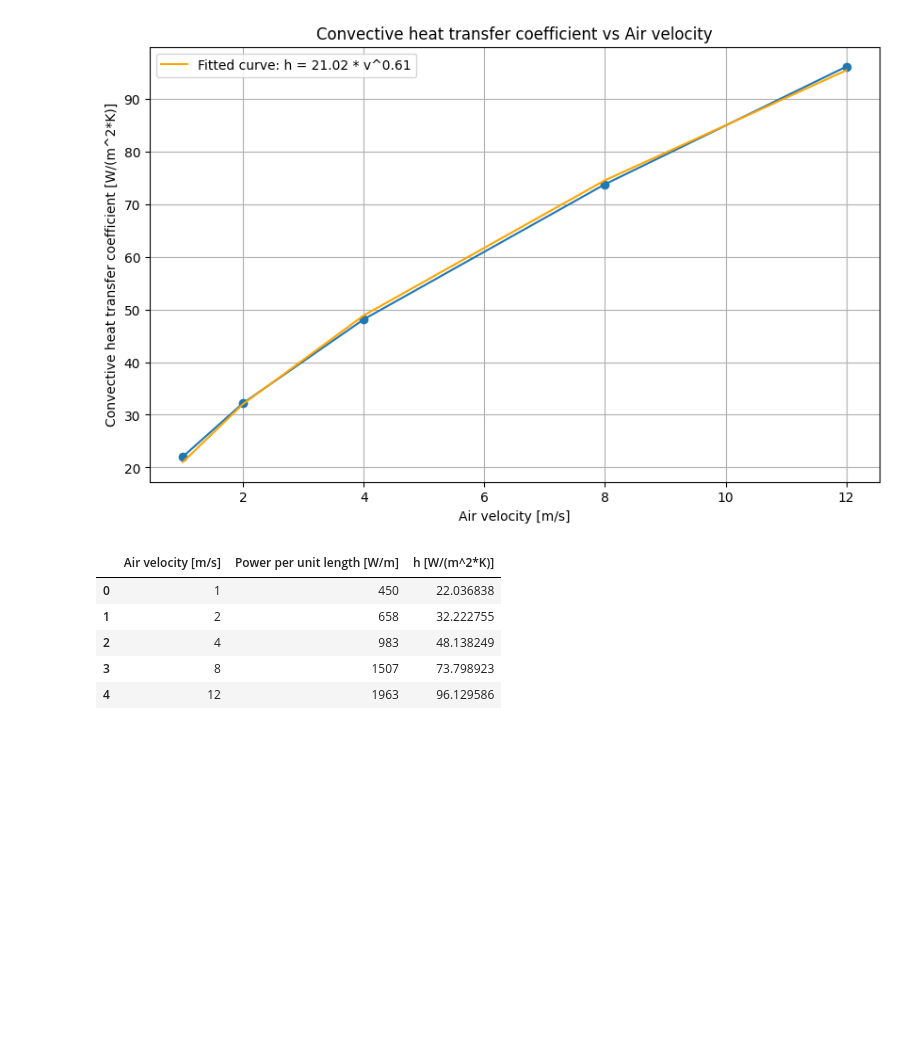
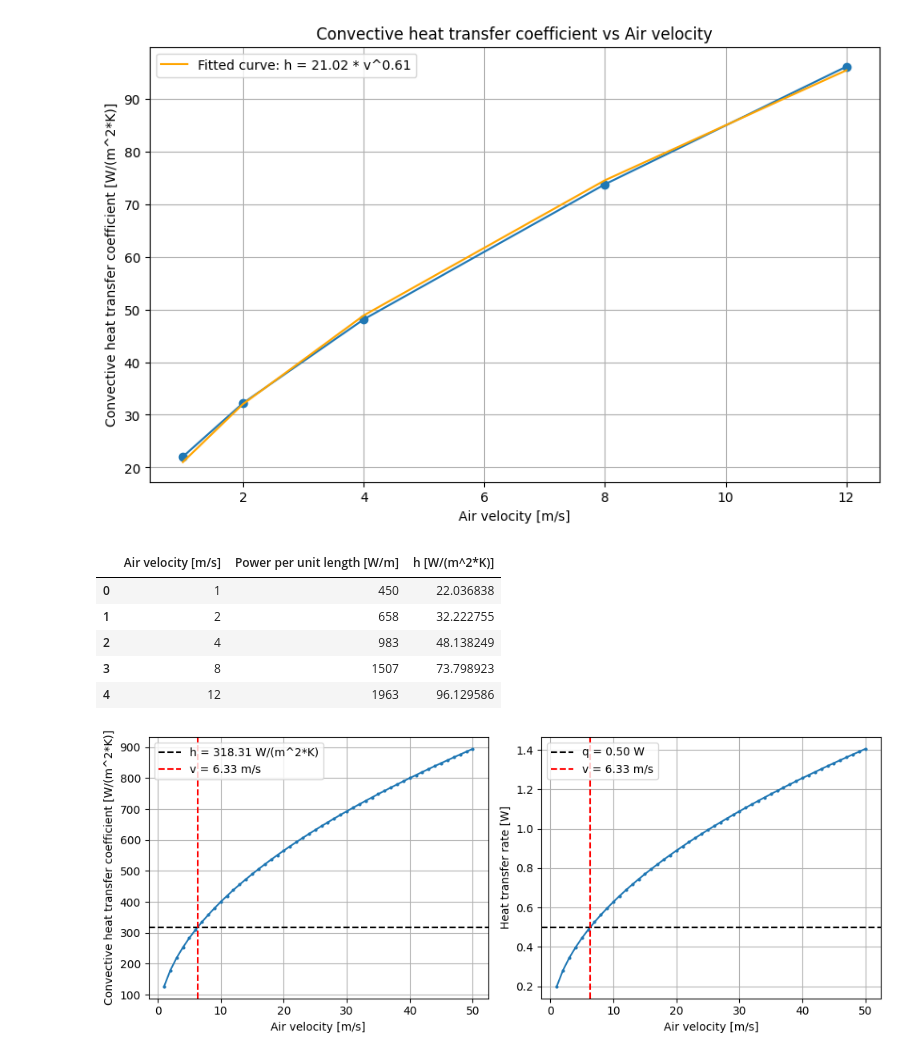
Before and after one commit to Luis-Condor/heat-transfer, a Jupyter notebook: ch_1.ipynb, the cells around one changed output. Cells and saved outputs as stored; diff of their text form; code cells hidden in the pictures; blank space fills up the shorter version.

Commit message:
P 1.25 hot wire anemometer

```diff
--- a/ch_1.ipynb
+++ b/ch_1.ipynb
@@ -436,3 +436,62 @@ df
 | 2 | 4 | 983 | 48.138249 |
 | 3 | 8 | 1507 | 73.798923 |
 | 4 | 12 | 1963 | 96.129586 |
+# %%
+# Problem 1.25
+# Hot wire anemometer (HWA) to measure air velocity by keeping the wire at a constant surface temperature
+# The wire is heated by an electrical current, and heat is lost to the air by forced convection
+
+# Electrical wire
+l = 0.020   # m (length of wire)
+d = 0.0005  # m (diameter of wire)
+
+# Electrical power
+V = 5.0    # V (voltage applied to the wire)
+i = 0.1    # A (current through the wire)
+p = V*i     # W (power generated by the wire)
+
+
+# Heat transfer system
+T_inf = 25 # °C (ambient temperature)
+T_s   = 75 # °C (surface temperature of wire) Maintained constant by the electrical current
+
+# Single solution for the convective heat transfer coefficient
+h_solution = p / (np.pi * d * l * (T_s - T_inf))  # W/(m^2*K)
+# v = 6.25 * 10^-5 * h^2
+v_solution = 6.25 * 10**-5 * h_solution**2  # m/s (air velocity corresponding to the convective heat transfer coefficient)
+
+# Calibration for HWA
+v = np.arange(1, 51, 1)  # m/s (air velocity range for calibration)
+h = (v / (6.25e-5))**0.5     # W/(m^2*K)
+
+df = pd.DataFrame({'Air velocity [m/s]': v, 'Convective heat transfer coefficient [W/m^2/K]': h})
+df['Heat transfer rate [W]'] = h * np.pi * d * l * (T_s - T_inf)  # Heat transfer rate from the wire surface to the air
+
+# Plot the convective heat transfer coefficient vs air velocity
+fig, (ax1, ax2) = plt.subplots(1, 2, sharey=False, figsize=(10, 4)); # Adjust figsize as needed
+# Plot the convective heat transfer coefficient vs air velocity
+ax1.plot(df['Air velocity [m/s]'], df['Convective heat transfer coefficient [W/m^2/K]'], marker='o', markersize=2)
+ax1.set_xlabel('Air velocity [m/s]')
+ax1.set_ylabel('Convective heat transfer coefficient [W/(m^2*K)]')
+ax1.axhline(y=h_solution, color='black', linestyle='--', label='h = {:.2f} W/(m^2*K)'.format(h_solution))
+ax1.axvline(x=v_solution, color='red', linestyle='--', label='v = {:.2f} m/s'.format(v_solution))
+ax1.grid(True)
+ax1.legend(loc='upper left')
+
+# Plot the heat transfer rate vs air velocity
+ax2.plot(df['Air velocity [m/s]'], df['Heat transfer rate [W]'], marker='o', markersize=2)
+ax2.set_xlabel('Air velocity [m/s]')
+ax2.set_ylabel('Heat transfer rate [W]')
+ax2.axhline(y=p, color='black', linestyle='--', label='q = {:.2f} W'.format(p))
+ax2.axvline(x=v_solution, color='red', linestyle='--', label='v = {:.2f} m/s'.format(v_solution))
+ax2.grid(True)
+ax2.legend(loc='upper left')
+plt.tight_layout()
+plt.show();
+
+
+# For a system with constan area and temperature difference,
+#  increasing the airflow velocity by 100% increases the convective heat transfer coefficient and heat transfer rate by 41%
+#  increasing the airflow velocity by a factor of 2 increases the convective heat transfer coefficient and heat transfer rate by a factor of 1.41
+# %% [output]
+[figure, added]
```
